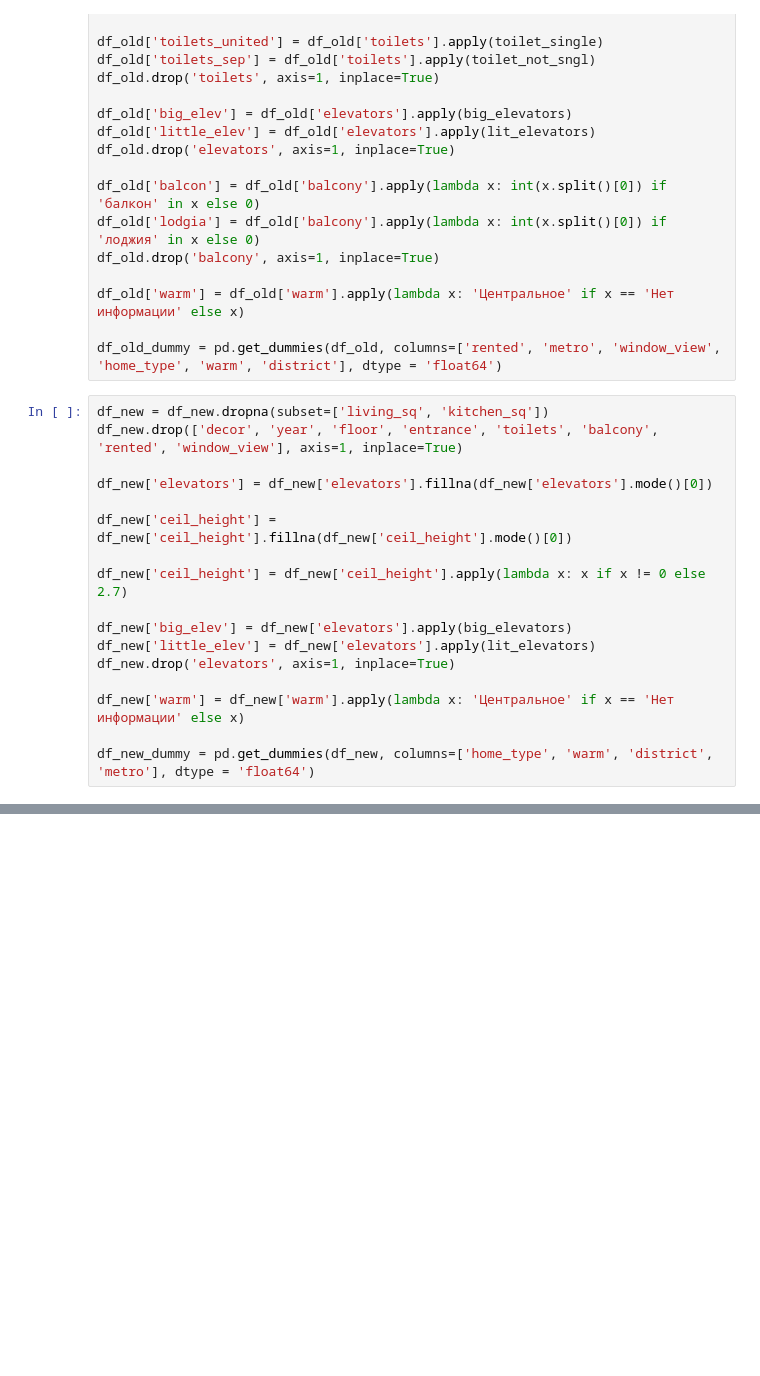
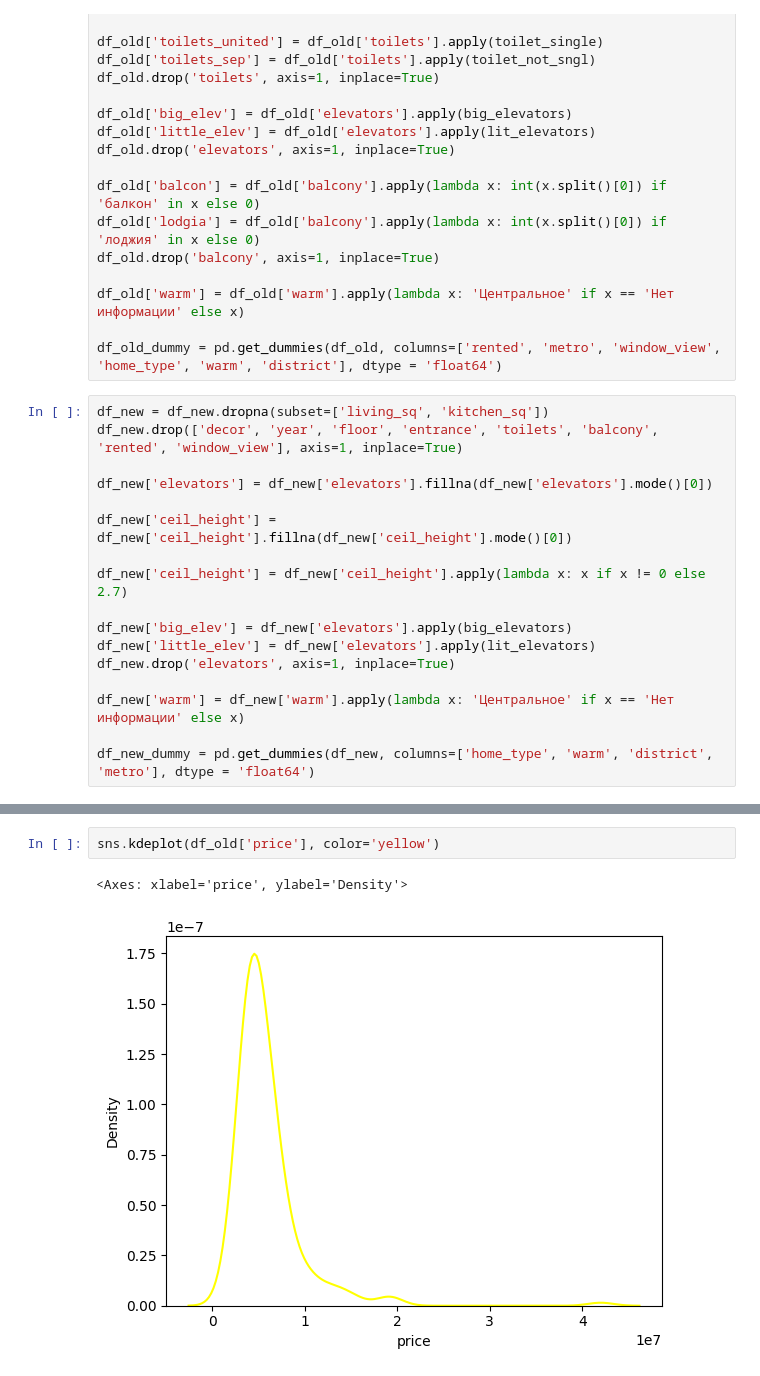
Before and after one commit to Elizar54/House-pricing-in-Akademtown, a Jupyter notebook: analysys.ipynb, the cells around one changed output, grey strips where cells are left out. Saved outputs shown, nothing was run; the diff lists cells and outputs as text; blank space fills up the shorter version.

```diff
--- a/analysys.ipynb
+++ b/analysys.ipynb
@@ -94,0 +123,5 @@ df_new_dummy = pd.get_dummies(df_new, columns=['home_type', 'warm', 'district',
+# %%
+sns.kdeplot(df_old['price'], color='yellow')
+# %% [output]
+<Axes: xlabel='price', ylabel='Density'>
+[figure, added]
```
Also changed, not shown: parts of 15 cells of this notebook, 6 other files.
